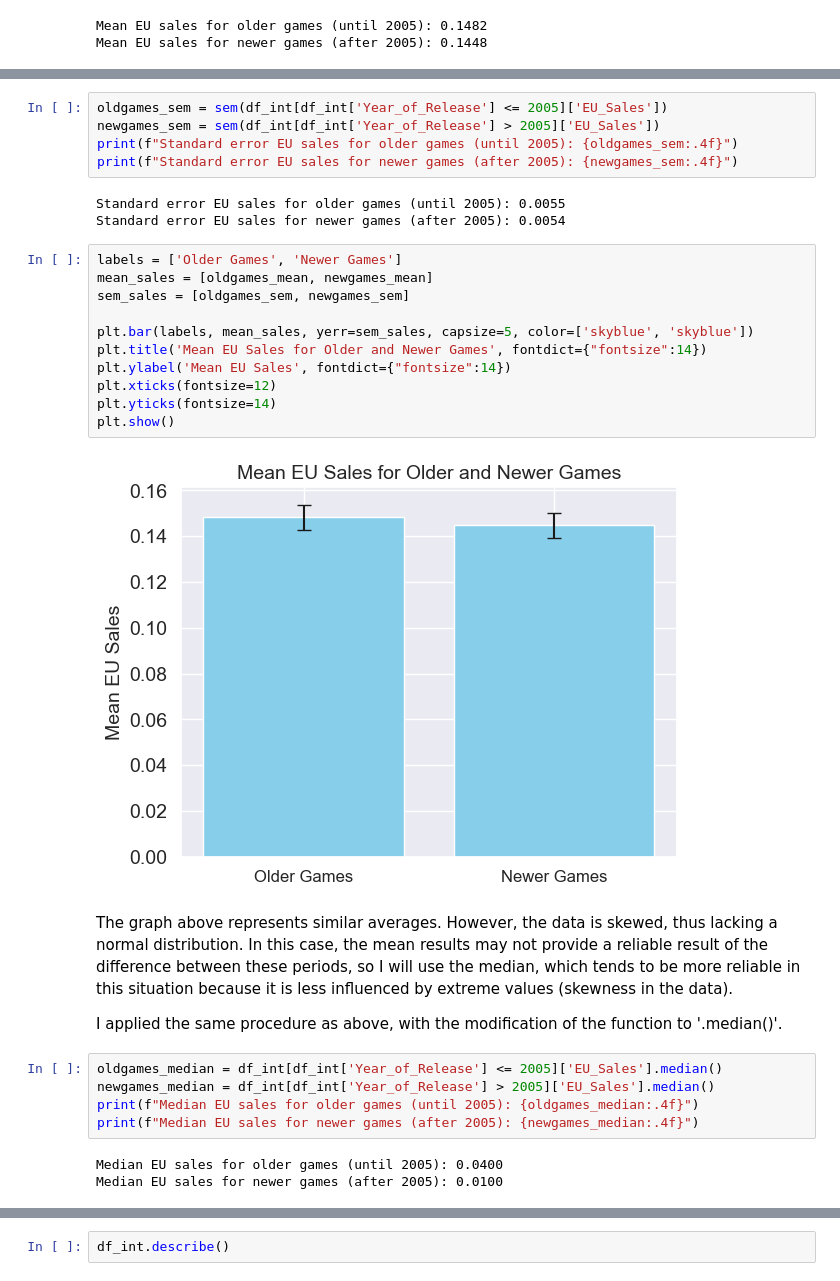
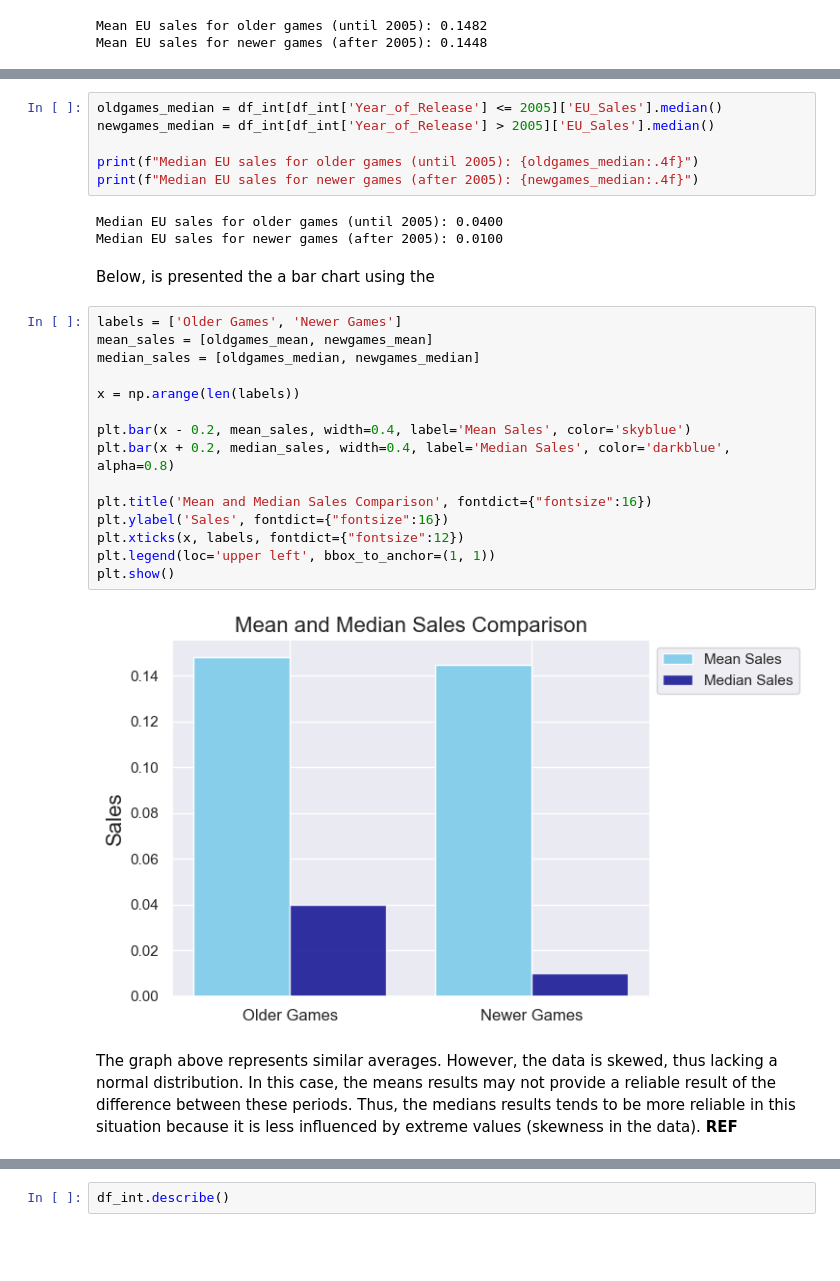
Before and after one commit to Daniela-MB/Data_visualisation_video_games_analysis, a Jupyter notebook: DanielaMarianoBarreto_DVizHDip_CA1.ipynb, the cells around one changed output, grey strips where cells are left out. Drawn from its saved outputs; the diff is of its cells as text; blank space fills up the shorter version.

Commit message:
part1 - q4_mean and median

```diff
--- a/DanielaMarianoBarreto_DVizHDip_CA1.ipynb
+++ b/DanielaMarianoBarreto_DVizHDip_CA1.ipynb
@@ -689,33 +690,30 @@ I used the '.sem()' function from the SciPy library to calculate the standard er
 # %%
-oldgames_sem = sem(df_int[df_int['Year_of_Release'] <= 2005]['EU_Sales'])
-newgames_sem = sem(df_int[df_int['Year_of_Release'] > 2005]['EU_Sales'])
-print(f"Standard error EU sales for older games (until 2005): {oldgames_sem:.4f}")
-print(f"Standard error EU sales for newer games (after 2005): {newgames_sem:.4f}")
+oldgames_median = df_int[df_int['Year_of_Release'] <= 2005]['EU_Sales'].median()
+newgames_median = df_int[df_int['Year_of_Release'] > 2005]['EU_Sales'].median()
+
+print(f"Median EU sales for older games (until 2005): {oldgames_median:.4f}")
+print(f"Median EU sales for newer games (after 2005): {newgames_median:.4f}")
 # %% [output]
-Standard error EU sales for older games (until 2005): 0.0055
-Standard error EU sales for newer games (after 2005): 0.0054
+Median EU sales for older games (until 2005): 0.0400
+Median EU sales for newer games (after 2005): 0.0100
-# %%
-labels = ['Older Games', 'Newer Games']
-mean_sales = [oldgames_mean, newgames_mean]
-sem_sales = [oldgames_sem, newgames_sem]
-
-plt.bar(labels, mean_sales, yerr=sem_sales, capsize=5, color=['skyblue', 'skyblue'])
-plt.title('Mean EU Sales for Older and Newer Games', fontdict={"fontsize":14})
-plt.ylabel('Mean EU Sales', fontdict={"fontsize":14})
-plt.xticks(fontsize=12)
-plt.yticks(fontsize=14)
-plt.show()
-# %% [output]
-[figure, removed]
-# %% [markdown]
-The graph above represents similar averages. However, the data is skewed, thus lacking a normal distribution. In this case, the mean results may not provide a reliable result of the difference between these periods, so I will use the median, which tends to be more reliable in this situation because it is less influenced by extreme values (skewness in the data).
-
-I applied the same procedure as above, with the modification of the function to '.median()'.
-# %%
-oldgames_median = df_int[df_int['Year_of_Release'] <= 2005]['EU_Sales'].median()
-newgames_median = df_int[df_int['Year_of_Release'] > 2005]['EU_Sales'].median()
-print(f"Median EU sales for older games (until 2005): {oldgames_median:.4f}")
-print(f"Median EU sales for newer games (after 2005): {newgames_median:.4f}")
-# %% [output]
-Median EU sales for older games (until 2005): 0.0400
-Median EU sales for newer games (after 2005): 0.0100
+# %% [markdown]
+Below, is presented the a bar chart using the
+# %%
+labels = ['Older Games', 'Newer Games']
+mean_sales = [oldgames_mean, newgames_mean]
+median_sales = [oldgames_median, newgames_median]
+
+x = np.arange(len(labels))
+
+plt.bar(x - 0.2, mean_sales, width=0.4, label='Mean Sales', color='skyblue')
+plt.bar(x + 0.2, median_sales, width=0.4, label='Median Sales', color='darkblue', alpha=0.8)
+
+plt.title('Mean and Median Sales Comparison', fontdict={"fontsize":16})
+plt.ylabel('Sales', fontdict={"fontsize":16})
+plt.xticks(x, labels, fontdict={"fontsize":12})
+plt.legend(loc='upper left', bbox_to_anchor=(1, 1))
+plt.show()
+# %% [output]
+[figure, added]
+# %% [markdown]
+The graph above represents similar averages. However, the data is skewed, thus lacking a normal distribution. In this case, the means results may not provide a reliable result of the difference between these periods. Thus, the medians results tends to be more reliable in this situation because it is less influenced by extreme values (skewness in the data). **REF**
```
Also changed, not shown: parts of 7 cells of this notebook.
